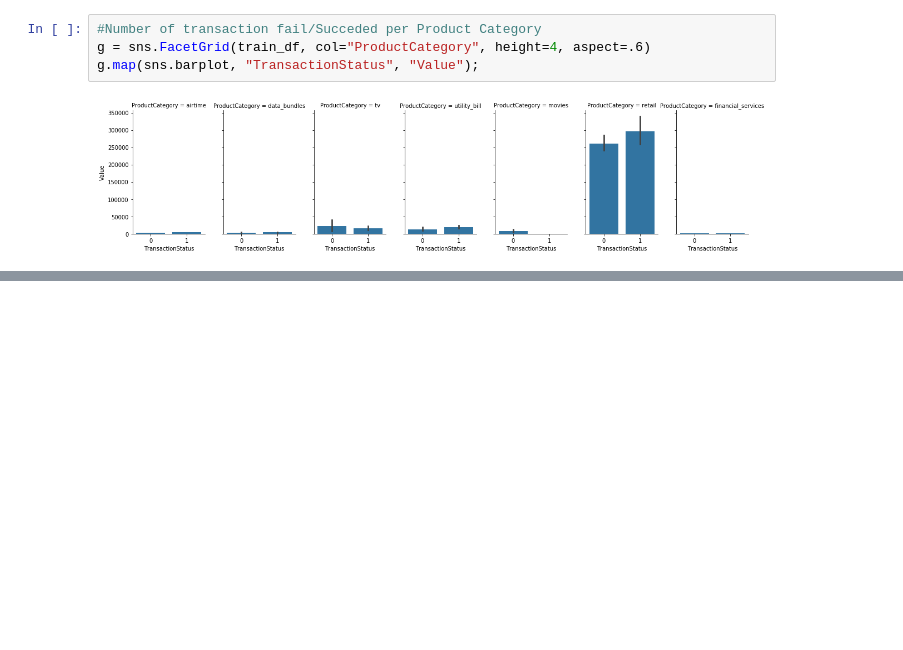
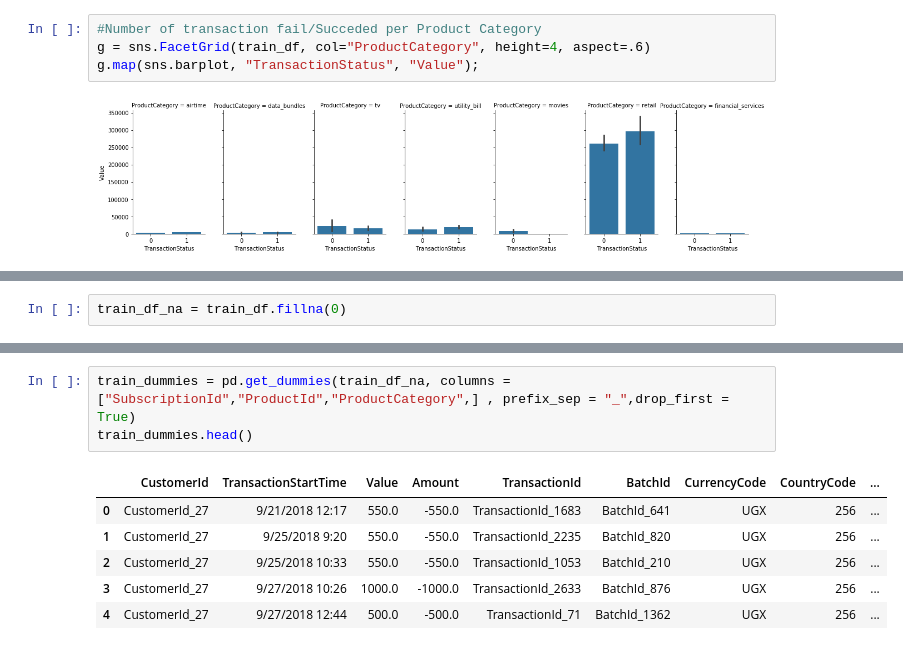
Before and after one commit to H-u-g-o/Credit-Score, a Jupyter notebook: Credit Score.ipynb, the cells around one changed output, grey strips where cells are left out. Cells and saved outputs as stored; diff of their text form; blank space fills up the shorter version.

Commit message:
Starting data prep for model training

```diff
--- a/Credit Score.ipynb
+++ b/Credit Score.ipynb
@@ -179,0 +197,2 @@ defaulted_customer.sort_values('TransactionStatus').tail(10)
+# %%
+train_df_na = train_df.fillna(0)
@@ -179,0 +210,10 @@ defaulted_customer.sort_values('TransactionStatus').tail(10)
+# %%
+train_dummies = pd.get_dummies(train_df_na, columns = ["SubscriptionId","ProductId","ProductCategory",] , prefix_sep = "_",drop_first = True)
+train_dummies.head()
+# %% [output]
+|  | CustomerId | TransactionStartTime | Value | Amount | TransactionId | BatchId | CurrencyCode | CountryCode | ... |
+| 0 | CustomerId_27 | 9/21/2018 12:17 | 550.0 | -550.0 | TransactionId_1683 | BatchId_641 | UGX | 256 | ... |
+| 1 | CustomerId_27 | 9/25/2018 9:20 | 550.0 | -550.0 | TransactionId_2235 | BatchId_820 | UGX | 256 | ... |
+| 2 | CustomerId_27 | 9/25/2018 10:33 | 550.0 | -550.0 | TransactionId_1053 | BatchId_210 | UGX | 256 | ... |
+| 3 | CustomerId_27 | 9/27/2018 10:26 | 1000.0 | -1000.0 | TransactionId_2633 | BatchId_876 | UGX | 256 | ... |
+| 4 | CustomerId_27 | 9/27/2018 12:44 | 500.0 | -500.0 | TransactionId_71 | BatchId_1362 | UGX | 256 | ... |
```
Also changed, not shown: parts of 2 cells of this notebook.
